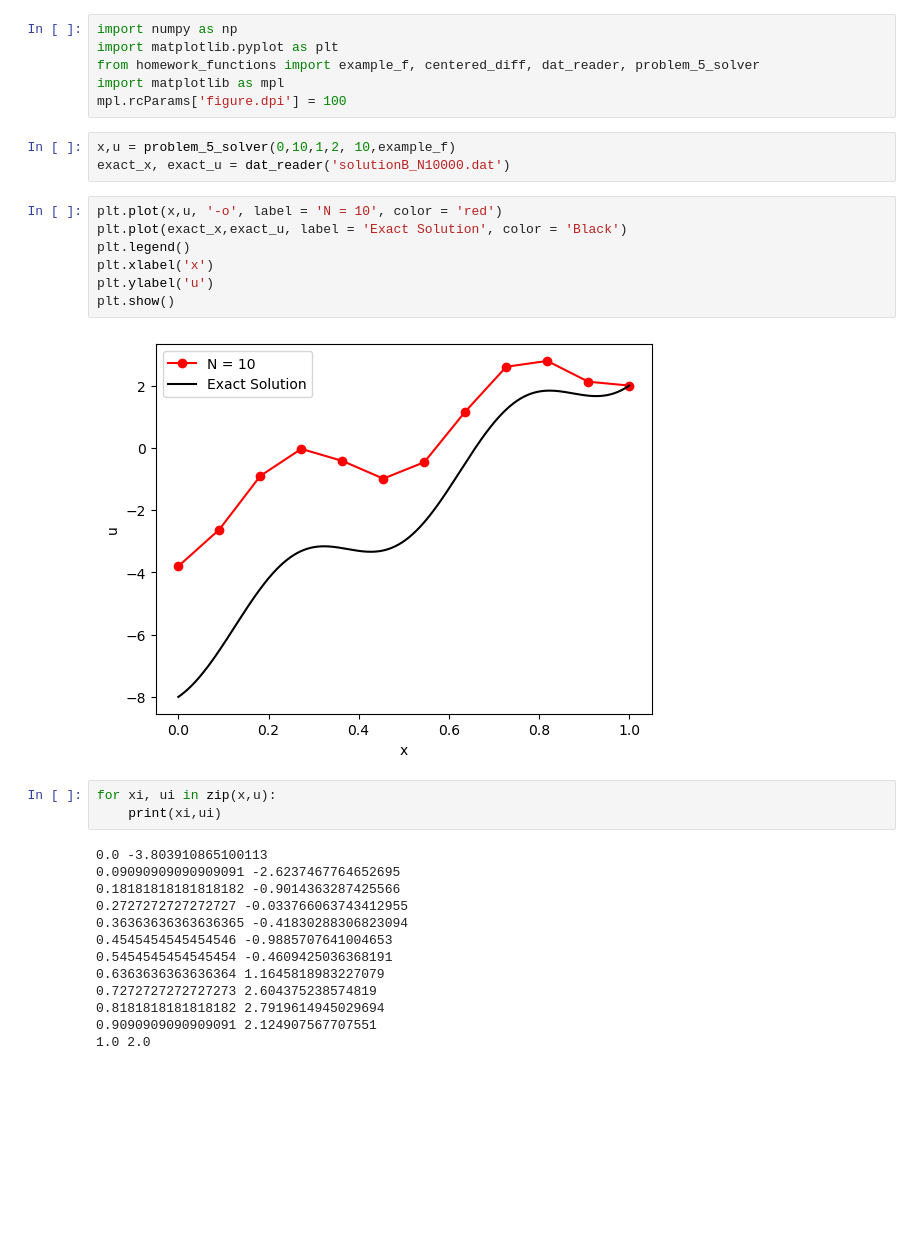
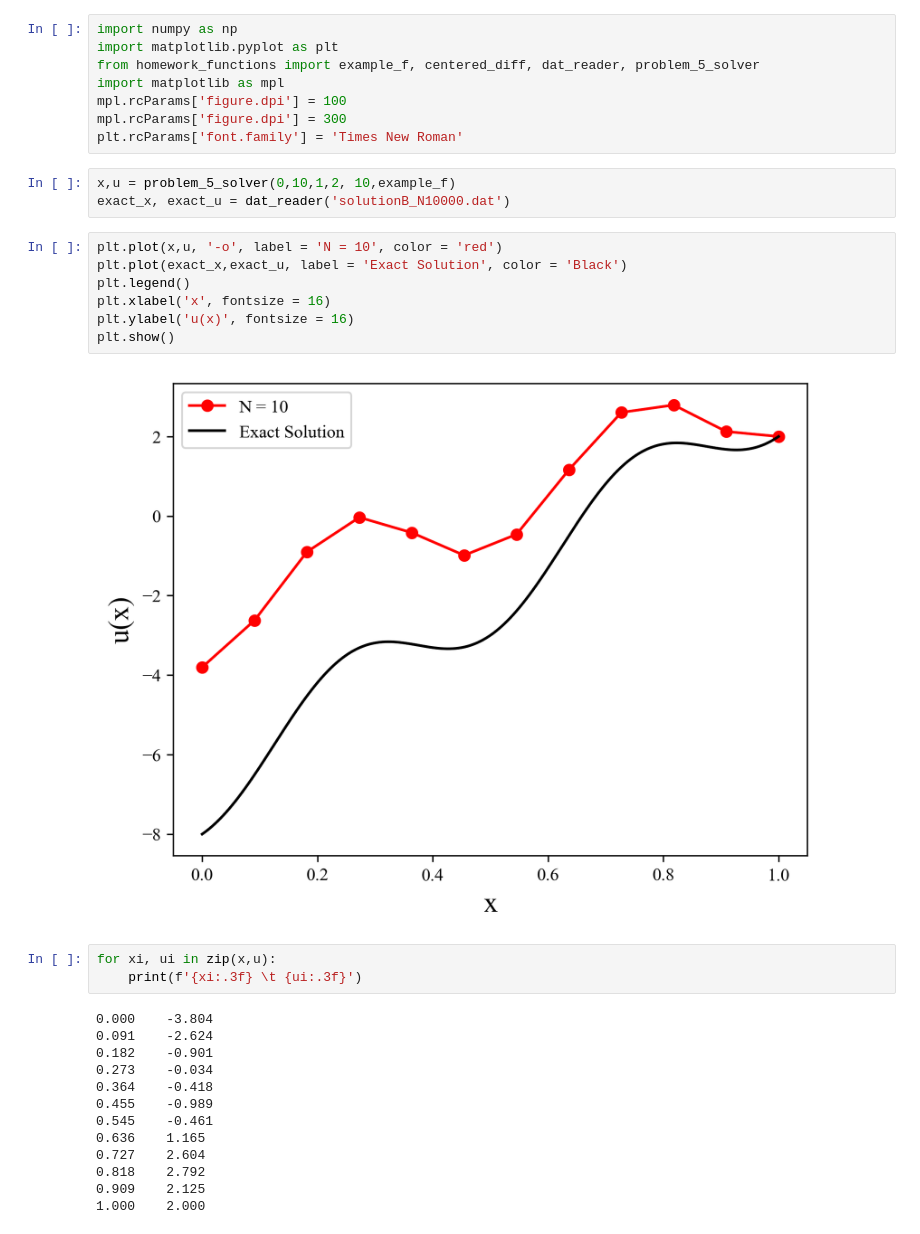
Before and after one commit to williamzhang0306/COE347, a Jupyter notebook: homework_4/problem_5.ipynb, the cells around one changed output. Saved outputs shown, nothing was run; the diff lists cells and outputs as text; blank space fills up the shorter version.

```diff
--- a/homework_4/problem_5.ipynb
+++ b/homework_4/problem_5.ipynb
@@ -4,31 +4,33 @@ import matplotlib.pyplot as plt
 from homework_functions import example_f, centered_diff, dat_reader, problem_5_solver
 import matplotlib as mpl
 mpl.rcParams['figure.dpi'] = 100
+mpl.rcParams['figure.dpi'] = 300
+plt.rcParams['font.family'] = 'Times New Roman'
 # %%
 x,u = problem_5_solver(0,10,1,2, 10,example_f)
 exact_x, exact_u = dat_reader('solutionB_N10000.dat')
 # %%
 plt.plot(x,u, '-o', label = 'N = 10', color = 'red')
 plt.plot(exact_x,exact_u, label = 'Exact Solution', color = 'Black')
 plt.legend()
-plt.xlabel('x')
-plt.ylabel('u')
+plt.xlabel('x', fontsize = 16)
+plt.ylabel('u(x)', fontsize = 16)
 plt.show()
 # %% [output]
-[figure, old version]
+[figure, new version]
 # %%
 for xi, ui in zip(x,u):
-    print(xi,ui)
+    print(f'{xi:.3f} \t {ui:.3f}')
 # %% [output]
-0.0 -3.803910865100113
-0.09090909090909091 -2.6237467764652695
-0.18181818181818182 -0.9014363287425566
-0.2727272727272727 -0.033766063743412955
-0.36363636363636365 -0.41830288306823094
-0.4545454545454546 -0.9885707641004653
-0.5454545454545454 -0.4609425036368191
-0.6363636363636364 1.1645818983227079
-0.7272727272727273 2.604375238574819
-0.8181818181818182 2.7919614945029694
-0.9090909090909091 2.124907567707551
-1.0 2.0
+0.000    -3.804
+0.091    -2.624
+0.182    -0.901
+0.273    -0.034
+0.364    -0.418
+0.455    -0.989
+0.545    -0.461
+0.636    1.165
+0.727    2.604
+0.818    2.792
+0.909    2.125
+1.000    2.000
```
Also changed, not shown: 3 other files.
